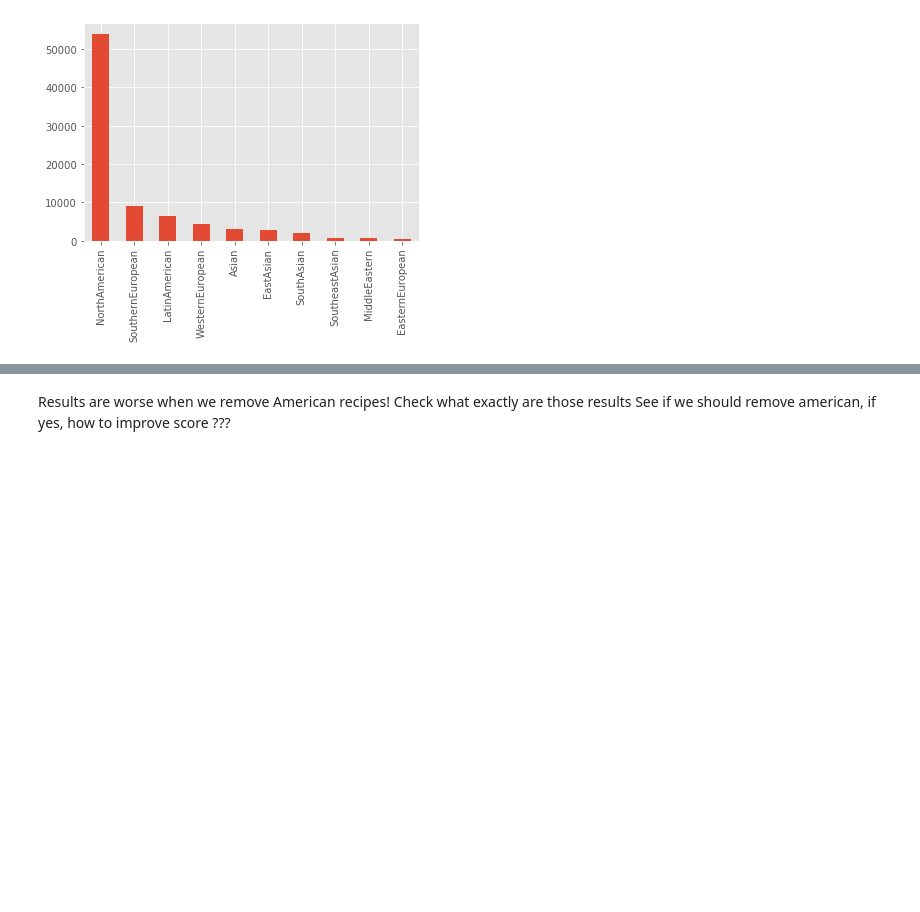
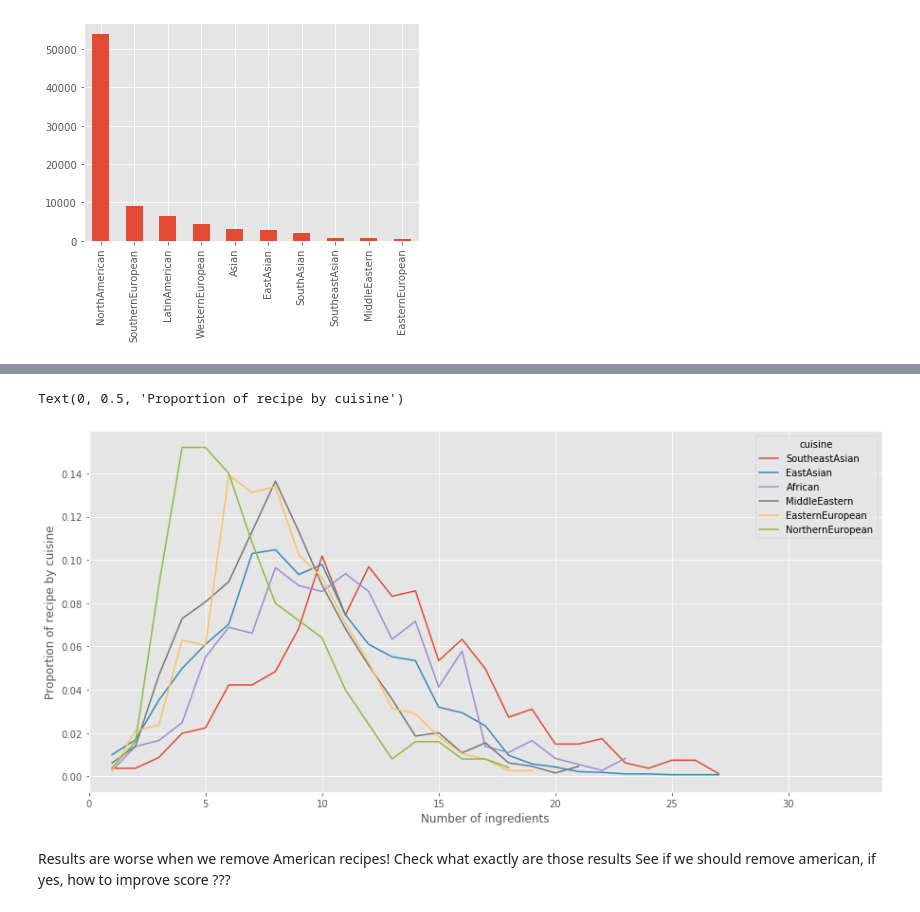
Before and after one commit to catherning/food_recipe_gen, a Jupyter notebook: cuisine_classification/data_analysis.ipynb, the cells around one changed output, grey strips where cells are left out. Cells and saved outputs as stored; diff of their text form; code cells hidden in the pictures; blank space fills up the shorter version.

```diff
--- a/cuisine_classification/data_analysis.ipynb
+++ b/cuisine_classification/data_analysis.ipynb
@@ -102,3 +103,11 @@ nbingr_cuis.plot(ax=ax)
+# %%
+fig, ax = plt.subplots(figsize=(15,7))
+nbingr_cuis.plot(y=cuisine_list[6:],ax=ax)
+ax.set_xlabel("Number of ingredients")
+ax.set_ylabel("Proportion of recipe by cuisine")
+# %% [output]
+Text(0, 0.5, 'Proportion of recipe by cuisine')
+[figure, added]
 # %% [markdown]
 Results are worse when we remove American recipes!
 Check what exactly are those results
```
Also changed, not shown: parts of 7 cells of this notebook, 2 other files.
